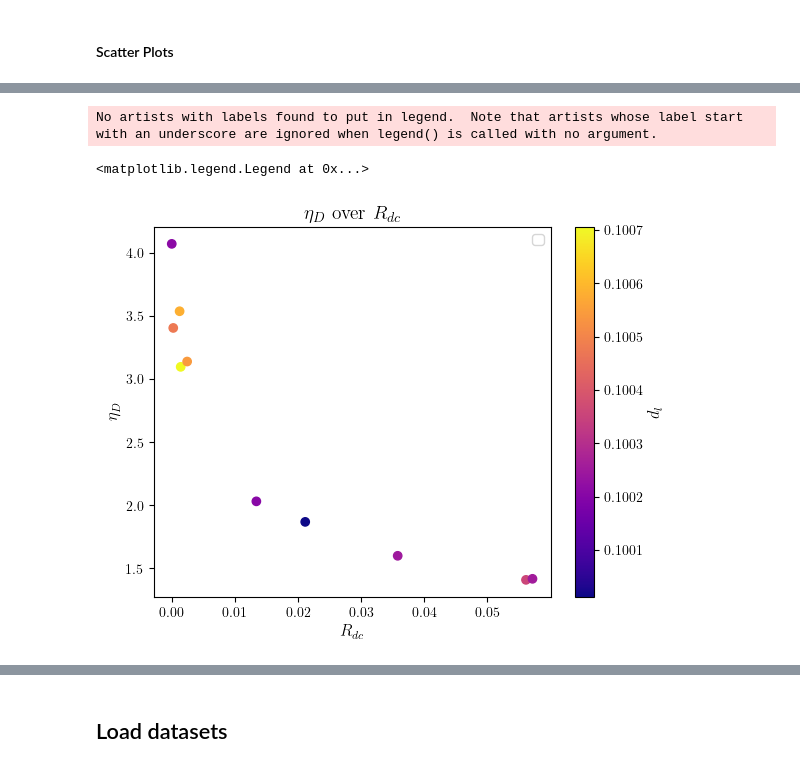
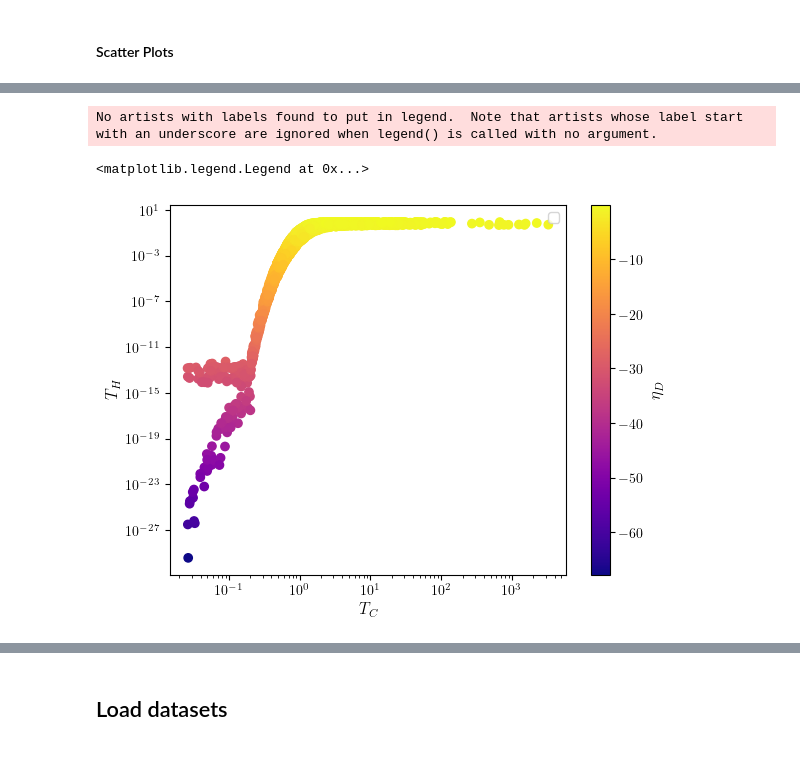
Before and after one commit to Emanuel-Schwarzhans/Quantum-detectors-as-autonomous-machines-assessing-the-thermodynamics-of-information-acquisit-co, a Jupyter notebook: thermal_single_photon_activation_amplification.ipynb, the cells around one changed output, grey strips where cells are left out. Saved outputs shown, nothing was run; the diff lists cells and outputs as text; code cells hidden in the pictures.

Commit message:
Added scatter plots

```diff
--- a/thermal_single_photon_activation_amplification.ipynb
+++ b/thermal_single_photon_activation_amplification.ipynb
@@ -430,34 +288,30 @@ array([-0.89930592, -0.72891962, -0.74626383, -0.97696037, -0.41794553,
 # %%
 # condition = (dset[:, out_index("TC")] < 0.15) & (dset[:, out_index("TC")] >= 0.12)
+dset=qload("FOM_LHC_sampling_cummulative")
 dset=np.array(dset)
-condition = (dset[:, out_index("k")] == 3)
+# condition =  ((dset[:, out_index("rateB")] < 0.101) & (0.1<dset[:, out_index("rateB")]) )| (dset[:, out_index("rateB")] < 0.501) & (0.5<dset[:, out_index("rateB")])
+condition=dset[:, out_index("d_l")] == 3
+# condition &=((dset[:,out_index("TV")]<-0.2) & (dset[:,out_index("TV")]>-0.23)) | ((dset[:,out_index("TV")]<-0.8) & (dset[:,out_index("TV")]>-0.83))
+
+
+FOM_LHC_sampling=dset
 FOM_LHC_sampling=dset[condition]
 
 
+
 fig, ax = plt.subplots()
-ax.set_xlabel("$R_{dc}$")
-ax.set_ylabel("$\eta_D$")
-# ax.set_xlabel("$T_V$")
-# ax.set_ylabel("$R_{dc}$")
-# ax.set_yscale('log')
-# ax.set_xscale('log')
-plt.title("$\eta_D$ over $R_{dc}$")
-scatter=plt.scatter(np.array(FOM_LHC_sampling)[:,out_index("dark count rate")],
+ax.set_xlabel("$T_C$")
+ax.set_ylabel("$T_H$")
+ax.set_yscale('log')
+ax.set_xscale('log')
+plt.title("")
+scatter=plt.scatter(np.array(FOM_LHC_sampling)[:,out_index("TH")],
                     np.array(FOM_LHC_sampling)[:,out_index("efficiency")],
-                c=np.array(FOM_LHC_sampling)[:,out_index("rateB")],cmap='plasma')
+                c=np.log(np.array(FOM_LHC_sampling)[:,out_index("efficiency")]),cmap='plasma')
 
-# scatter=plt.scatter(np.array(FOM_LHC_sampling)[:,out_index("jitter")],
-#             np.array(FOM_LHC_sampling)[:,out_index("dark count rate")],
-#                 c=virttemp,cmap='plasma')
-# plt.scatter(np.array(FOM_LHC_sampling)[:,out_index("efficiency")],get_virtual_temp(
-#     np.array(FOM_LHC_sampling)[:,out_index("TH")],
-#     np.array(FOM_LHC_sampling)[:,out_index("TC")],
-#     np.array(FOM_LHC_sampling)[:,out_index("e_l")],
-#     np.array(FOM_LHC_sampling)[:,out_index("e_C")]),
-#     c=np.array(FOM_LHC_sampling)[:,out_index("TH")],cmap='plasma')
-plt.colorbar(scatter, label="$d_l$")
+plt.colorbar(scatter, label="$\eta_D$")
 plt.legend()
 # %% [output]
 No artists with labels found to put in legend.  Note that artists whose label start with an underscore are ignored when legend() is called with no argument.
 <matplotlib.legend.Legend at 0x...>
-[figure, old version]
+[figure, new version]
```
Also changed, not shown: parts of 14 cells of this notebook, 2 other files.
